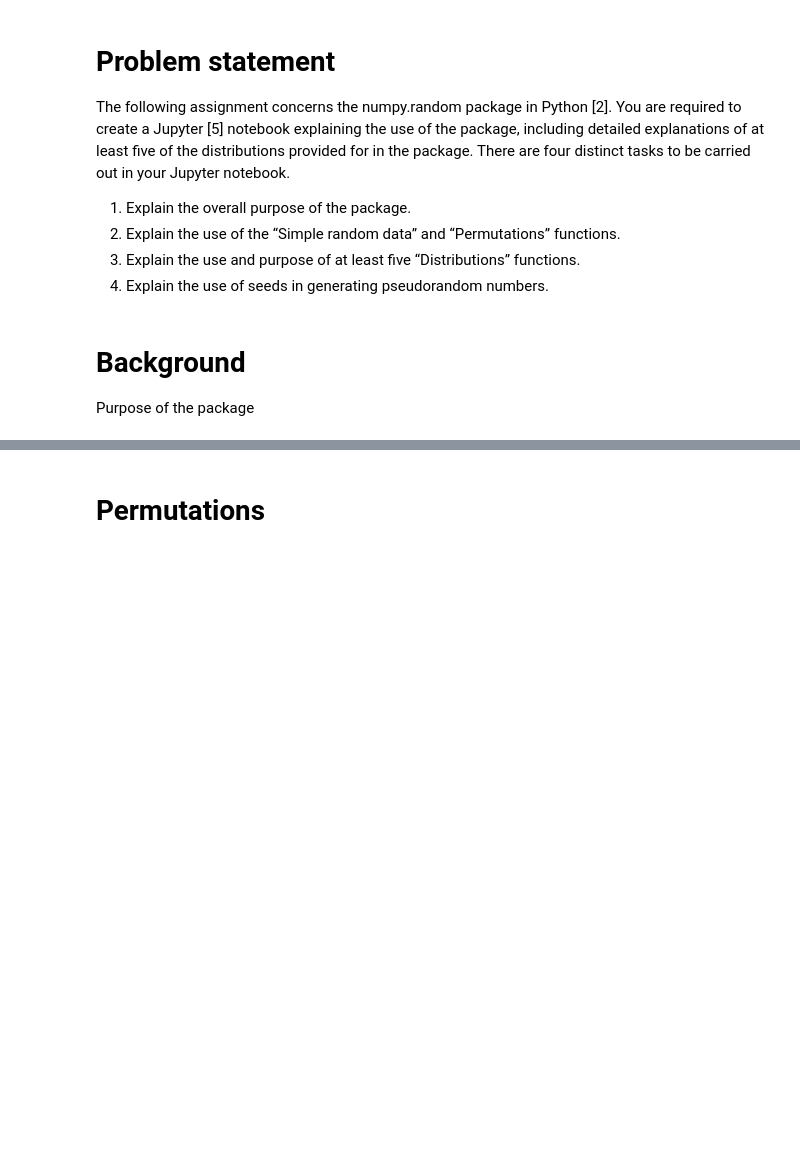
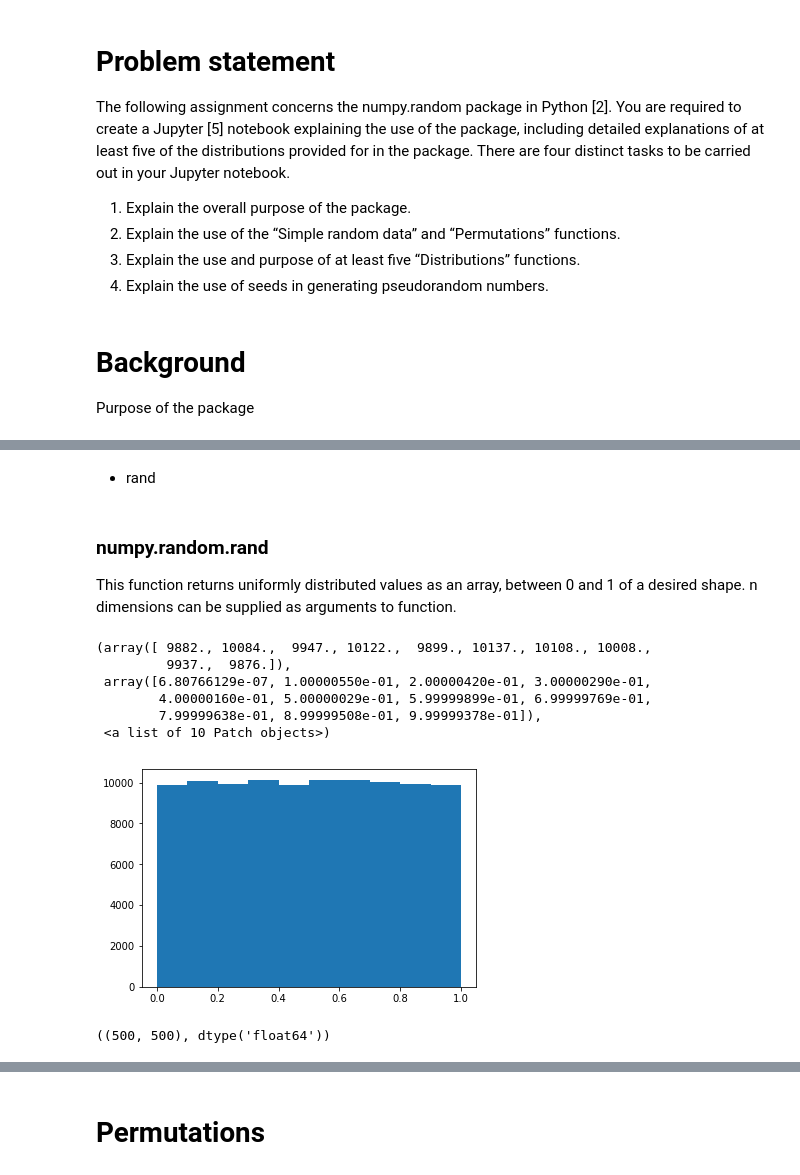
Before and after one commit to healyshane/programming_for_data_analysis-practical_assignment, a Jupyter notebook: Programming for Data Analysis_Assignment.ipynb, the cells around one changed output, grey strips where cells are left out. Cells and saved outputs as stored; diff of their text form; code cells hidden in the pictures; blank space fills up the shorter version.

Commit message:
Added to background. Investigation of Rand, Randn and Randint added to notebook

```diff
--- a/Programming for Data Analysis_Assignment.ipynb
+++ b/Programming for Data Analysis_Assignment.ipynb
@@ -49,0 +34,26 @@ array([[[0.28028243, 0.04950575],
+# %% [markdown]
+* rand
+# %% [markdown]
+### numpy.random.rand
+This function returns uniformly distributed values as an array, between 0 and 1 of a desired shape.
+n dimensions can be supplied as arguments to function.
+# %%
+# A 1 dimensional array of size 100000
+x = np.random.rand(100000)
+# %%
+# Plotting the values of array with a histogram shows that values are uniformly distributed from 0 to 1.
+plt.hist(x)
+# %% [output]
+(array([ 9882., 10084.,  9947., 10122.,  9899., 10137., 10108., 10008.,
+         9937.,  9876.]),
+ array([6.80766129e-07, 1.00000550e-01, 2.00000420e-01, 3.00000290e-01,
+        4.00000160e-01, 5.00000029e-01, 5.99999899e-01, 6.99999769e-01,
+        7.99999638e-01, 8.99999508e-01, 9.99999378e-01]),
+ <a list of 10 Patch objects>)
+[figure, added]
+# %%
+# A 2 dimensional array, 500 rows x 500 columns, shape 500,500, data type is 64 bit floating point number
+y = np.random.rand(500,500)
+y.shape,y.dtype
+# %% [output]
+((500, 500), dtype('float64'))
```
Also changed, not shown: parts of 18 cells of this notebook.
